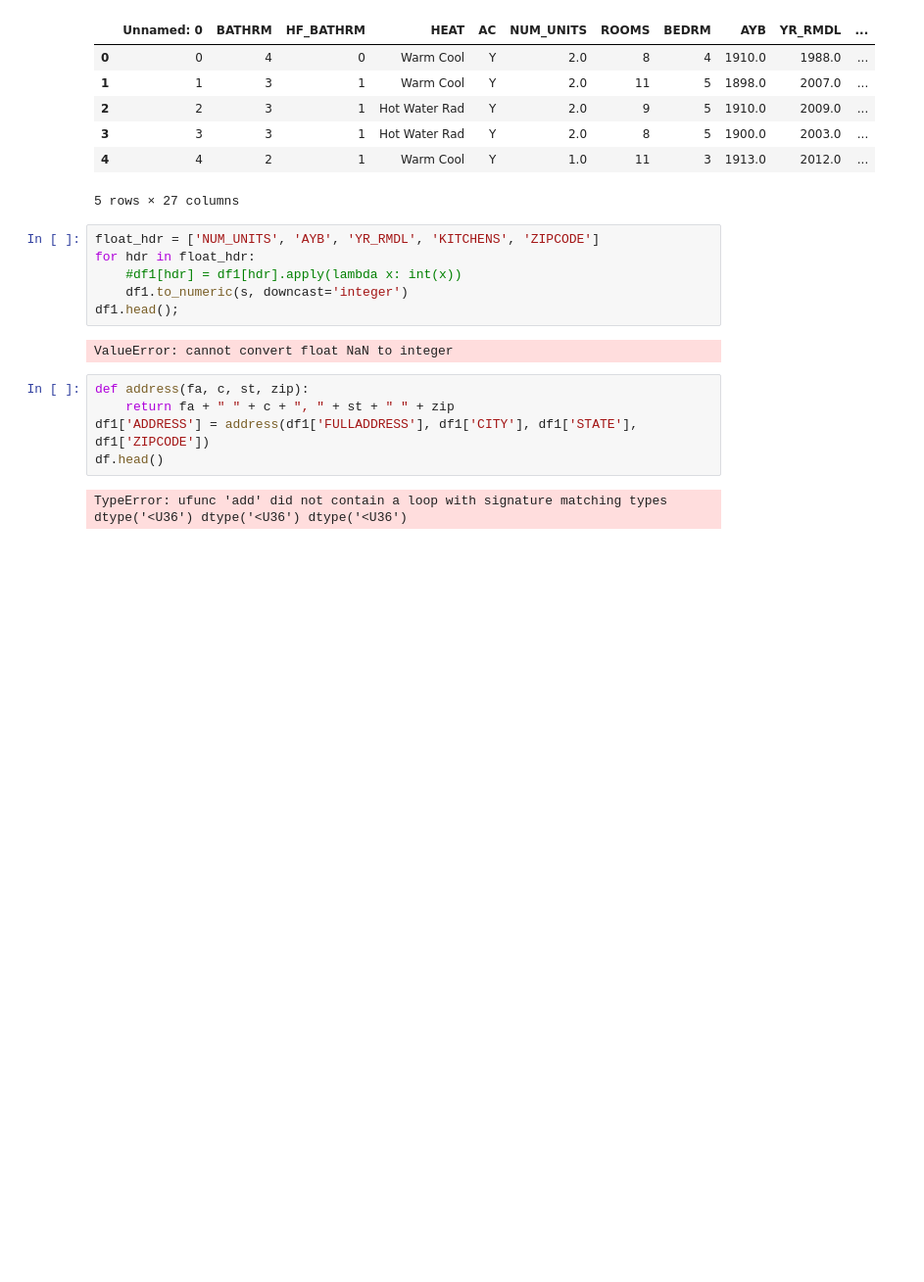
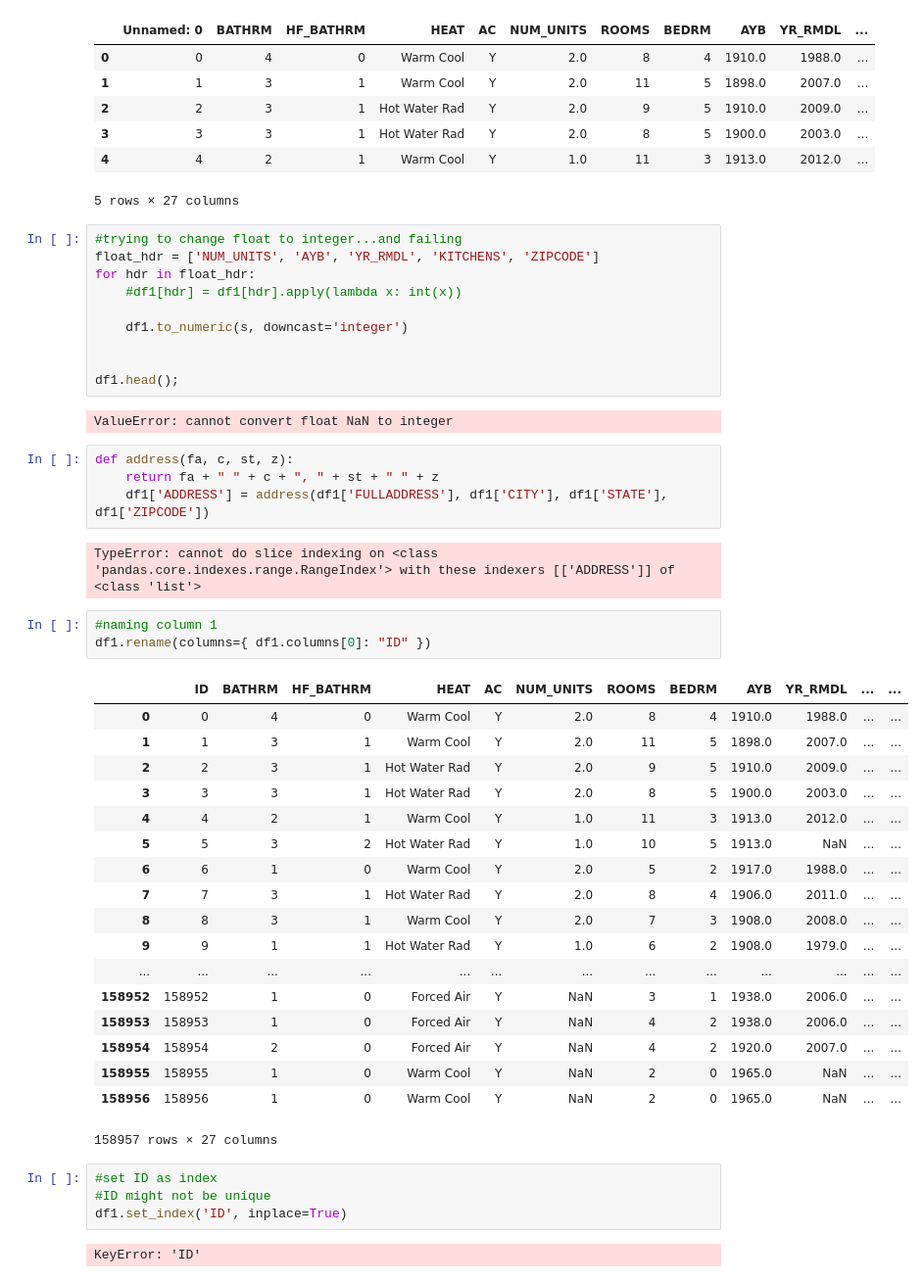
Before and after one commit to japes930/Data_Analytics, a Jupyter notebook: Assignment 1.ipynb, the cells around one changed output. Shown: that part at 98% size. Saved outputs shown, nothing was run; the diff lists cells and outputs as text; blank space fills up the shorter version.

```diff
--- a/Assignment 1.ipynb
+++ b/Assignment 1.ipynb
@@ -60,17 +60,48 @@ df1.head()
 | 4 | 4 | 2 | 1 | Warm Cool | Y | 1.0 | 11 | 3 | 1913.0 | 2012.0 | ... |
 5 rows × 27 columns
 # %%
+#trying to change float to integer...and failing
 float_hdr = ['NUM_UNITS', 'AYB', 'YR_RMDL', 'KITCHENS', 'ZIPCODE']
 for hdr in float_hdr:
     #df1[hdr] = df1[hdr].apply(lambda x: int(x))
+
     df1.to_numeric(s, downcast='integer')
+
+
 df1.head();
 # %% [output]
 ValueError: cannot convert float NaN to integer
 # %%
-def address(fa, c, st, zip):
-    return fa + " " + c + ", " + st + " " + zip
-df1['ADDRESS'] = address(df1['FULLADDRESS'], df1['CITY'], df1['STATE'], df1['ZIPCODE'])
-df.head()
+def address(fa, c, st, z):
+    return fa + " " + c + ", " + st + " " + z
+    df1['ADDRESS'] = address(df1['FULLADDRESS'], df1['CITY'], df1['STATE'], df1['ZIPCODE'])
 # %% [output]
-TypeError: ufunc 'add' did not contain a loop with signature matching types dtype('<U36') dtype('<U36') dtype('<U36')
+TypeError: cannot do slice indexing on <class 'pandas.core.indexes.range.RangeIndex'> with these indexers [['ADDRESS']] of <class 'list'>
+# %%
+#naming column 1
+df1.rename(columns={ df1.columns[0]: "ID" })
+# %% [output]
+|  | ID | BATHRM | HF_BATHRM | HEAT | AC | NUM_UNITS | ROOMS | BEDRM | AYB | YR_RMDL | ... | ... |
+| 0 | 0 | 4 | 0 | Warm Cool | Y | 2.0 | 8 | 4 | 1910.0 | 1988.0 | ... | ... |
+| 1 | 1 | 3 | 1 | Warm Cool | Y | 2.0 | 11 | 5 | 1898.0 | 2007.0 | ... | ... |
+| 2 | 2 | 3 | 1 | Hot Water Rad | Y | 2.0 | 9 | 5 | 1910.0 | 2009.0 | ... | ... |
+| 3 | 3 | 3 | 1 | Hot Water Rad | Y | 2.0 | 8 | 5 | 1900.0 | 2003.0 | ... | ... |
+| 4 | 4 | 2 | 1 | Warm Cool | Y | 1.0 | 11 | 3 | 1913.0 | 2012.0 | ... | ... |
+| 5 | 5 | 3 | 2 | Hot Water Rad | Y | 1.0 | 10 | 5 | 1913.0 | NaN | ... | ... |
+| 6 | 6 | 1 | 0 | Warm Cool | Y | 2.0 | 5 | 2 | 1917.0 | 1988.0 | ... | ... |
+| 7 | 7 | 3 | 1 | Hot Water Rad | Y | 2.0 | 8 | 4 | 1906.0 | 2011.0 | ... | ... |
+| 8 | 8 | 3 | 1 | Warm Cool | Y | 2.0 | 7 | 3 | 1908.0 | 2008.0 | ... | ... |
+| 9 | 9 | 1 | 1 | Hot Water Rad | Y | 1.0 | 6 | 2 | 1908.0 | 1979.0 | ... | ... |
+| ... | ... | ... | ... | ... | ... | ... | ... | ... | ... | ... | ... | ... |
+| 158952 | 158952 | 1 | 0 | Forced Air | Y | NaN | 3 | 1 | 1938.0 | 2006.0 | ... | ... |
+| 158953 | 158953 | 1 | 0 | Forced Air | Y | NaN | 4 | 2 | 1938.0 | 2006.0 | ... | ... |
+| 158954 | 158954 | 2 | 0 | Forced Air | Y | NaN | 4 | 2 | 1920.0 | 2007.0 | ... | ... |
+| 158955 | 158955 | 1 | 0 | Warm Cool | Y | NaN | 2 | 0 | 1965.0 | NaN | ... | ... |
+| 158956 | 158956 | 1 | 0 | Warm Cool | Y | NaN | 2 | 0 | 1965.0 | NaN | ... | ... |
+158957 rows × 27 columns
+# %%
+#set ID as index
+#ID might not be unique
+df1.set_index('ID', inplace=True)
+# %% [output]
+KeyError: 'ID'
```
